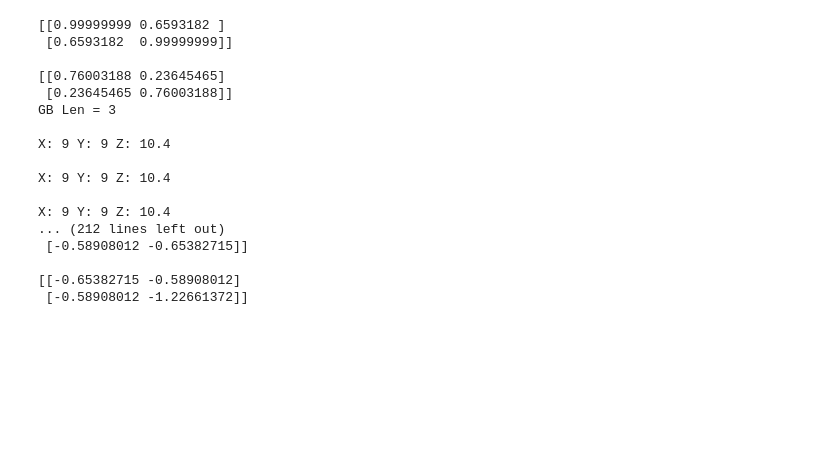
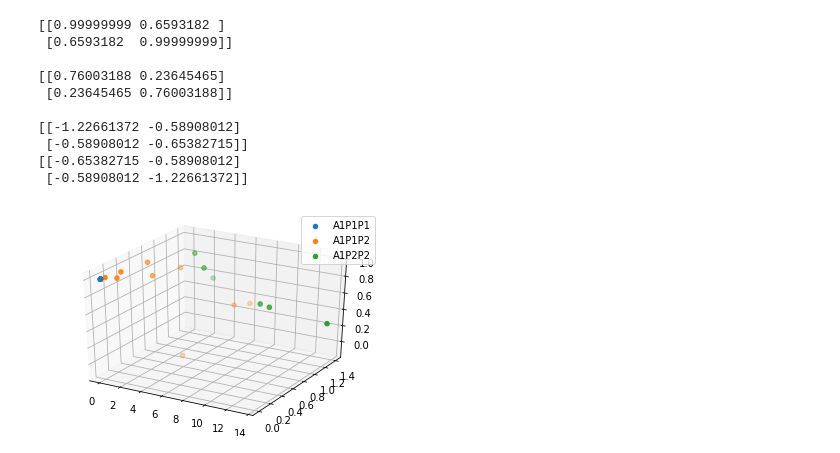
Before and after one commit to GaryZ700/CatLab_CompChem, a Jupyter notebook: hartree_fock.ipynb, the cells around one changed output. Drawn from its saved outputs; the diff is of its cells as text; code cells hidden in the pictures; blank space fills up the shorter version.

Commit message:
converts integrals python file into a juypter notebook for the integrals

```diff
--- a/hartree_fock.ipynb
+++ b/hartree_fock.ipynb
@@ -8,9 +8,10 @@ from molecule import atom
 from molecule import vector
 from molecule import guassian
 from molecule import molecule
-import integrals
+from notebookImporter import importNotebook
 
-#print(g3.constant * pow((math.pi/g3.orbitalExponet), 3/2))
+#import integrals notebook for the hartree method
+integrals = importNotebook("hartree_integrals")
 
 #Step 1
 #Specify Molecules, Nuclear Coordinates, and Charge of the nucli Number of Electrons,
@@ -21,42 +22,31 @@ h2.addAtom(atom(vector(9,9,10.4), 1, 1))
 h2.addAtom(atom(vector(9,9,9), 1, 1))
 #h2.addAtom(atom(vector(5,0,0),1,1))
 h2.addBasis("STO-3G")
-
 #and a basis set, for now will add default basis of STO-3G for hydrogen to all atoms
 # %%
-
 #Step 2
 #Calculate Integrals
 #Overlap, KE, Nuclear Attraaction, Electronb
 S = integrals.overlap(h2)
 print(np.matrix(S))
 
 T = integrals.kineticEnergy(h2)
 print()
 print(np.matrix(T))
+
 V = integrals.nuclearAttraction(h2)
-V1 = integrals.electronNuclearAttraction(h2)
-print()
-print(np.matrix(V1))
 print()
 print(np.matrix(V[0]))
-print()
 print(np.matrix(V[1]))
 # %% [output]
 [[0.99999999 0.6593182 ]
  [0.6593182  0.99999999]]
 
 [[0.76003188 0.23645465]
  [0.23645465 0.76003188]]
-GB Len = 3
 
-X: 9 Y: 9 Z: 10.4
-
-X: 9 Y: 9 Z: 10.4
-
-X: 9 Y: 9 Z: 10.4
-... (212 lines left out)
+[[-1.22661372 -0.58908012]
  [-0.58908012 -0.65382715]]
-
 [[-0.65382715 -0.58908012]
  [-0.58908012 -1.22661372]]
+[figure, added]
```
Also changed, not shown: parts of 1 cell of this notebook, 2 other files.
